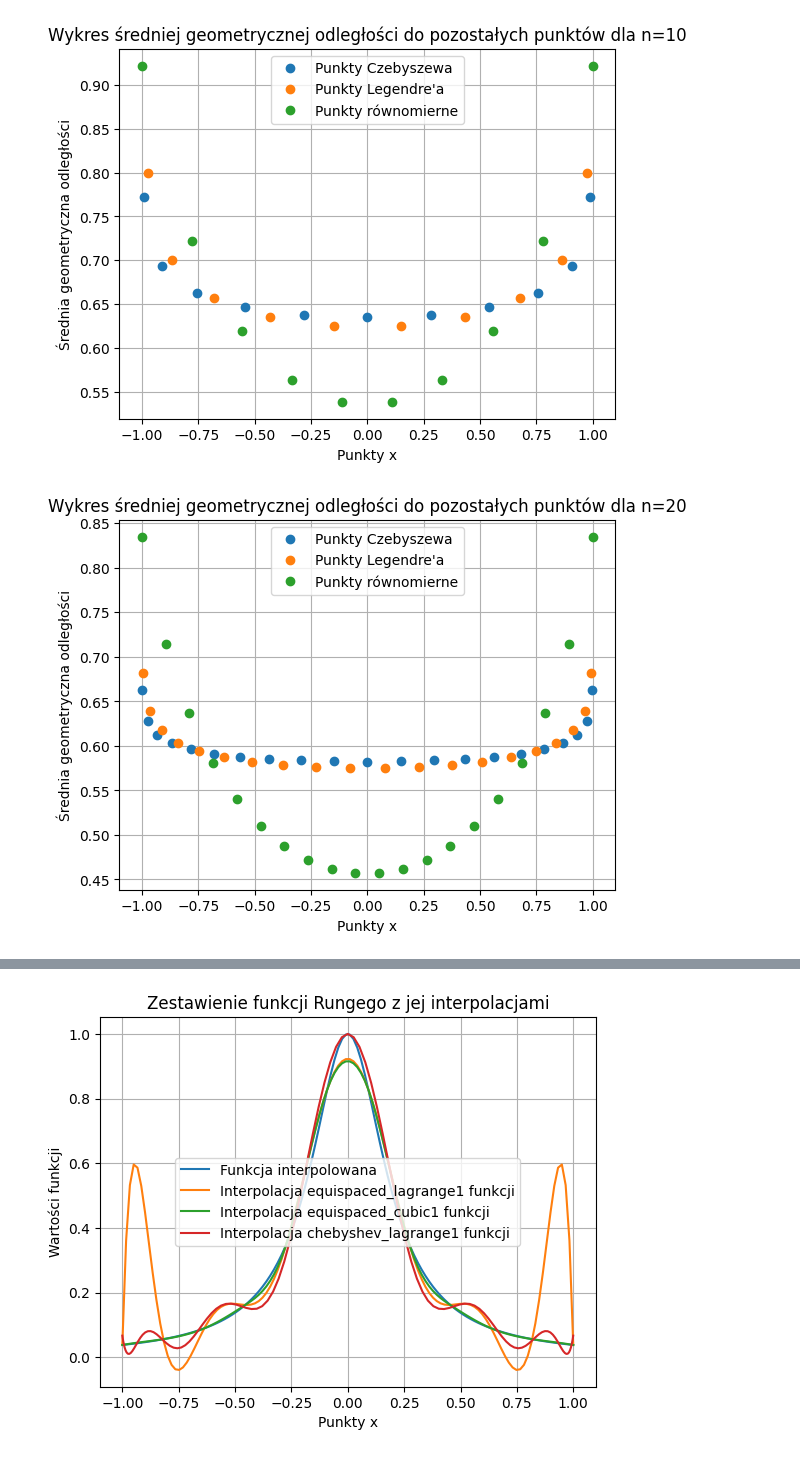
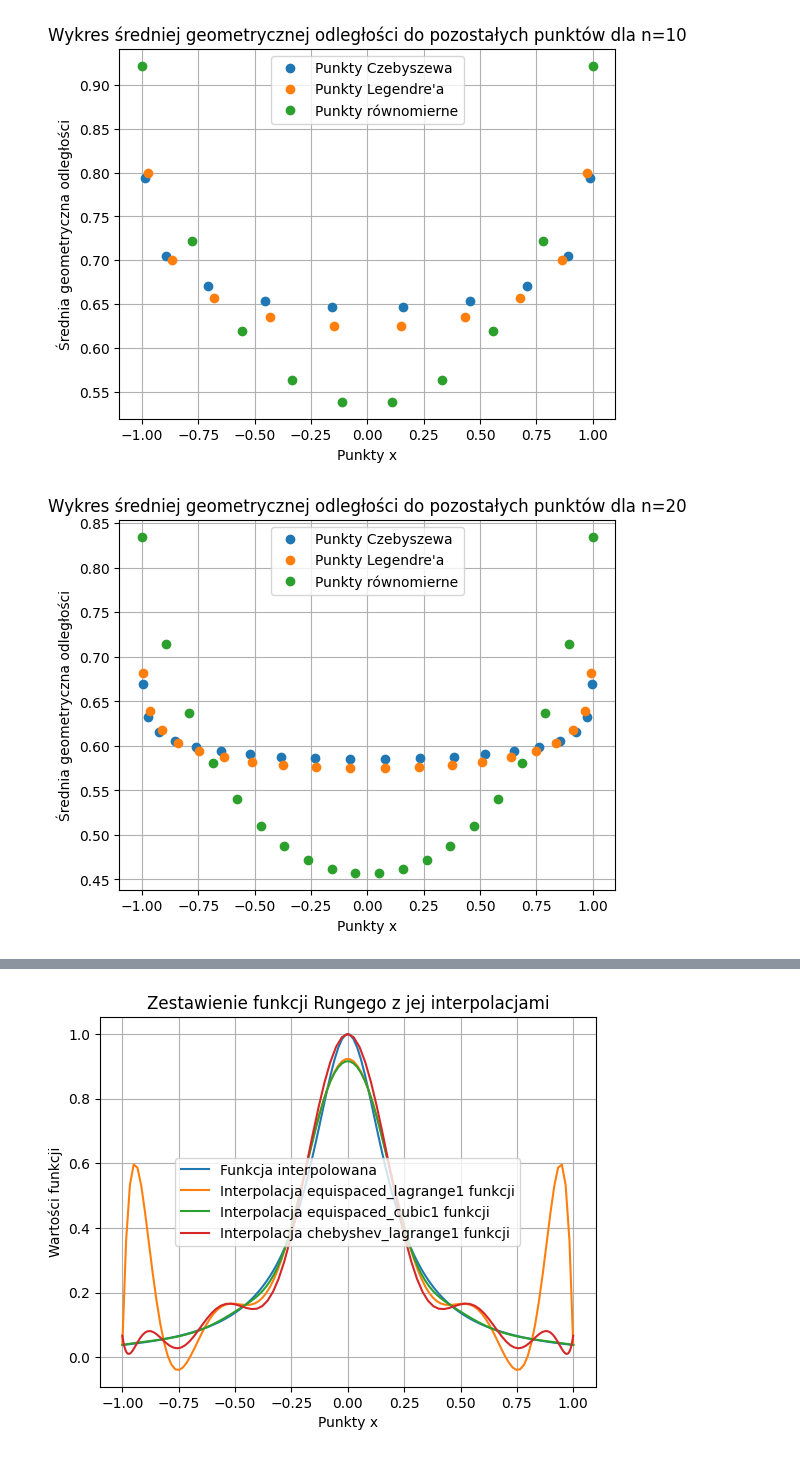
Before and after one commit to FalcO0O/MOWNiT, a Jupyter notebook: Lab_4/main.ipynb, the cells around one changed output, grey strips where cells are left out. Drawn from its saved outputs; the diff is of its cells as text; code cells hidden in the pictures.

```diff
--- a/Lab_4/main.ipynb
+++ b/Lab_4/main.ipynb
@@ -23,33 +23,33 @@ def plot_geometric_mean_distances(chebyshev, legendre, equispaced):
 
             # Średnia geometryczna: exp(mean(log(distances)))
             y[i] = np.exp(np.mean(np.log(distances)))
 
         # Tworzenie wykresu
         plt.plot(x, y, 'o', label=labels[index])
         plt.xlabel('Punkty x')
         plt.ylabel('Średnia geometryczna odległości')
         plt.title(f'Wykres średniej geometrycznej odległości do pozostałych punktów dla n={len(equispaced)}')
         plt.legend()
         plt.grid(True)
 
     plt.show()
 
 def generateChebyshevPoints(n):
-    return [-cos((2*i + 1)*pi / (2*(n+1))) for i in range(n+1)]
+    return [-cos((2*i + 1)*pi / (2*(n))) for i in range(n)]
 
 def generateLegendrePoints(n):
     coef = np.zeros(n + 1)
     coef[-1] = 1
     return np.polynomial.legendre.legroots(coef)
 
 def generateEquispacedPoints(n):
     return np.linspace(-1, 1, n)
 
 for n in [10, 20, 50]:
     chebyshev = generateChebyshevPoints(n)
     legendre = generateLegendrePoints(n)
     equispaced = generateEquispacedPoints(n)
     plot_geometric_mean_distances(chebyshev, legendre, equispaced)
 # %% [output]
-[figure, old version]
+[figure, new version]
-[figure, old version]
+[figure, new version]
```
Also changed, not shown: parts of 1 cell of this notebook.
